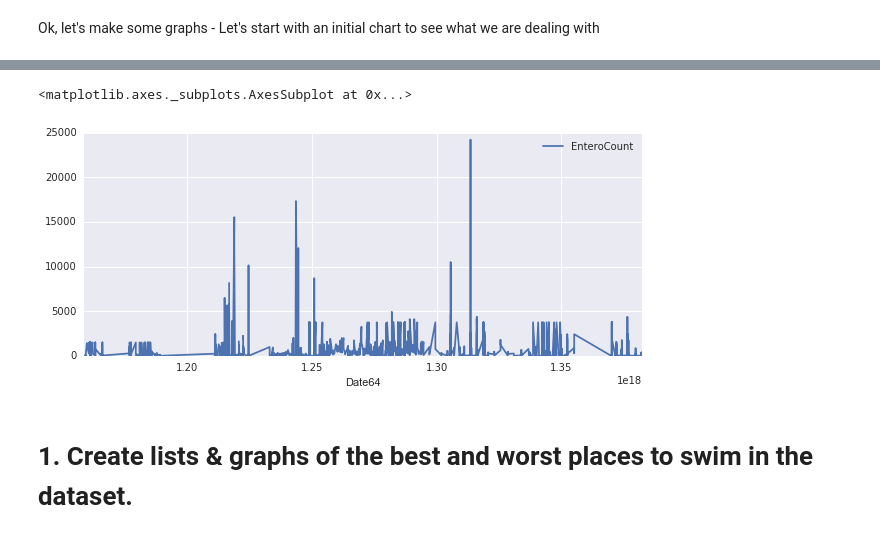
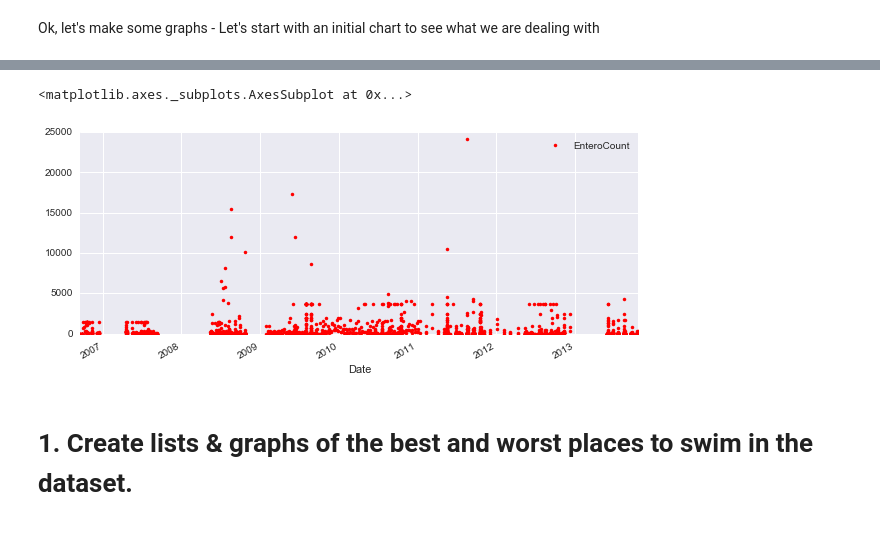
Before and after one commit to jlaurito/CUNY_IS608, a Jupyter notebook: lecture5/hw4_sample/Hudson_River.ipynb, the cells around one changed output, grey strips where cells are left out. Drawn from its saved outputs; the diff is of its cells as text; code cells hidden in the pictures.

```diff
--- a/lecture5/hw4_sample/Hudson_River.ipynb
+++ b/lecture5/hw4_sample/Hudson_River.ipynb
@@ -128,11 +128,3 @@ river_entero.describe()
 | max | 24196.000000 | 8.500000 | 187.000000 |
 # %% [markdown]
 Ok, let's make some graphs - Let's start with an initial chart to see what we are dealing with
-# %%
-from datetime import datetime
-
-river_entero['Date64'] = river_entero['Date'].astype(np.int64)
-river_entero['Date_dt'] = river_entero['Date64'].astype(p.DatetimeIndex)
-
-# plot
-river_entero.plot(kind='scatter', x='Date64', y='EnteroCount')
@@ -142,16 +138,14 @@ river_entero.plot(kind='scatter', x='Date64', y='EnteroCount')
 # %%
-river_entero.sort('Date64', inplace=True)
-
-#river_entero.index = p.date_range('9/19/2006', periods = river_entero['Date64'].size)
-#river_entero['EnteroCount'].plot()
+river_entero.sort('Date', inplace=True)
 
 river_entero.plot(
-    x='Date64',
+    x='Date',
     y='EnteroCount',
-    figsize=(10,4))
+    figsize=(10,4),
+    style=[' .r'])
 # %% [output]
 <matplotlib.axes._subplots.AxesSubplot at 0x...>
-[figure, old version]
+[figure, new version]
 # %% [markdown]
 # 1. Create lists & graphs of the best and worst places to swim in the dataset.
 # %% [markdown]
```
Also changed, not shown: parts of 32 cells of this notebook, 1 other file.
